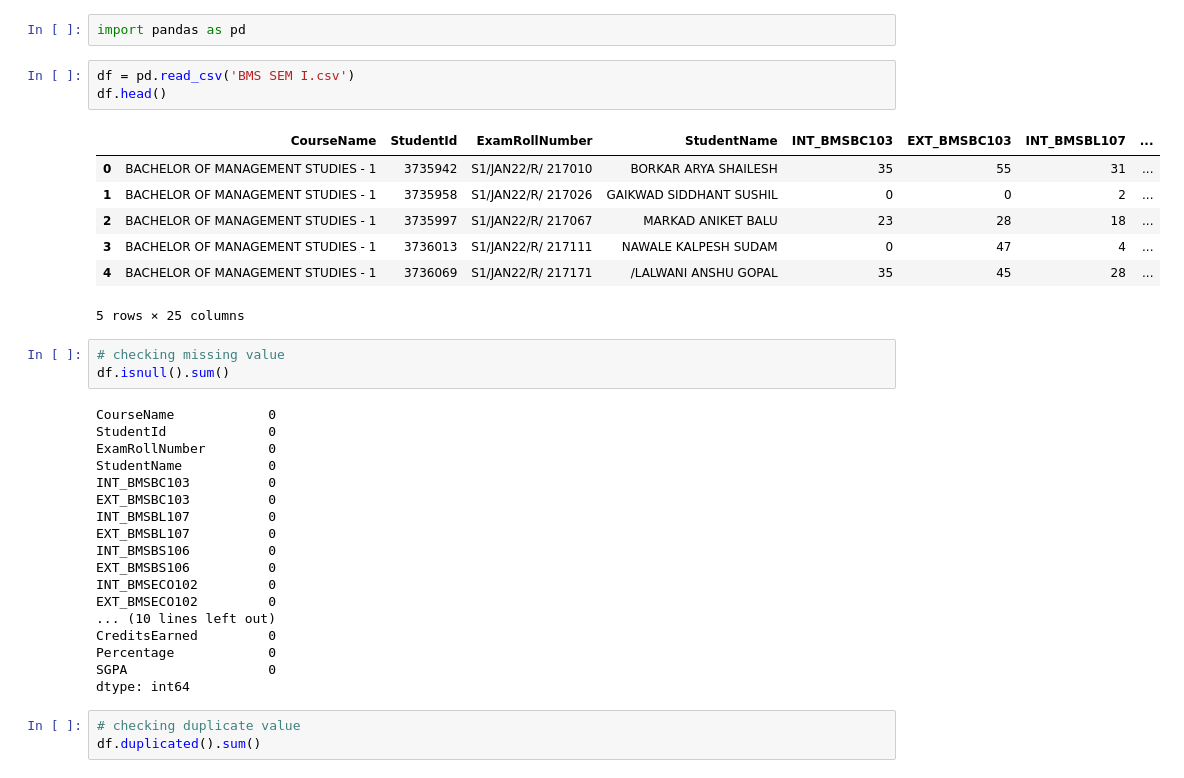
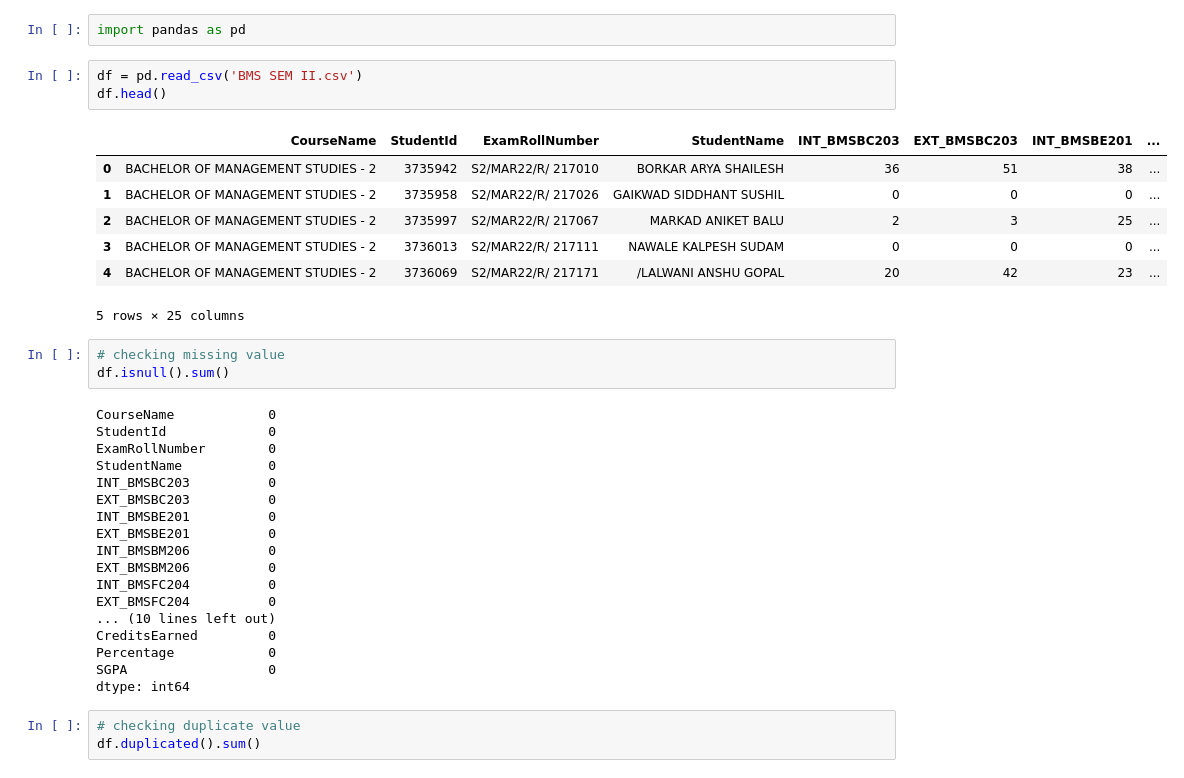
Before and after one commit to Vivek02Sharma/Student-Performance-Analysis-and-Prediction, a Jupyter notebook: notebooks/02_data_preprocessing.ipynb, the cells around one changed output. Saved outputs shown, nothing was run; the diff lists cells and outputs as text.

```diff
--- a/notebooks/02_data_preprocessing.ipynb
+++ b/notebooks/02_data_preprocessing.ipynb
@@ -1,15 +1,15 @@
 # %%
 import pandas as pd
 # %%
-df = pd.read_csv('BMS SEM I.csv')
+df = pd.read_csv('BMS SEM II.csv')
 df.head()
 # %% [output]
-|  | CourseName | StudentId | ExamRollNumber | StudentName | INT_BMSBC103 | EXT_BMSBC103 | INT_BMSBL107 | ... |
-| 0 | BACHELOR OF MANAGEMENT STUDIES - 1 | 3735942 | S1/JAN22/R/ 217010 | BORKAR ARYA SHAILESH | 35 | 55 | 31 | ... |
-| 1 | BACHELOR OF MANAGEMENT STUDIES - 1 | 3735958 | S1/JAN22/R/ 217026 | GAIKWAD SIDDHANT SUSHIL | 0 | 0 | 2 | ... |
-| 2 | BACHELOR OF MANAGEMENT STUDIES - 1 | 3735997 | S1/JAN22/R/ 217067 | MARKAD ANIKET BALU | 23 | 28 | 18 | ... |
-| 3 | BACHELOR OF MANAGEMENT STUDIES - 1 | 3736013 | S1/JAN22/R/ 217111 | NAWALE KALPESH SUDAM | 0 | 47 | 4 | ... |
-| 4 | BACHELOR OF MANAGEMENT STUDIES - 1 | 3736069 | S1/JAN22/R/ 217171 | /LALWANI ANSHU GOPAL | 35 | 45 | 28 | ... |
+|  | CourseName | StudentId | ExamRollNumber | StudentName | INT_BMSBC203 | EXT_BMSBC203 | INT_BMSBE201 | ... |
+| 0 | BACHELOR OF MANAGEMENT STUDIES - 2 | 3735942 | S2/MAR22/R/ 217010 | BORKAR ARYA SHAILESH | 36 | 51 | 38 | ... |
+| 1 | BACHELOR OF MANAGEMENT STUDIES - 2 | 3735958 | S2/MAR22/R/ 217026 | GAIKWAD SIDDHANT SUSHIL | 0 | 0 | 0 | ... |
+| 2 | BACHELOR OF MANAGEMENT STUDIES - 2 | 3735997 | S2/MAR22/R/ 217067 | MARKAD ANIKET BALU | 2 | 3 | 25 | ... |
+| 3 | BACHELOR OF MANAGEMENT STUDIES - 2 | 3736013 | S2/MAR22/R/ 217111 | NAWALE KALPESH SUDAM | 0 | 0 | 0 | ... |
+| 4 | BACHELOR OF MANAGEMENT STUDIES - 2 | 3736069 | S2/MAR22/R/ 217171 | /LALWANI ANSHU GOPAL | 20 | 42 | 23 | ... |
 5 rows × 25 columns
 # %%
 # checking missing value
@@ -19,14 +19,14 @@ CourseName            0
 StudentId             0
 ExamRollNumber        0
 StudentName           0
-INT_BMSBC103          0
-EXT_BMSBC103          0
-INT_BMSBL107          0
-EXT_BMSBL107          0
-INT_BMSBS106          0
-EXT_BMSBS106          0
-INT_BMSECO102         0
-EXT_BMSECO102         0
+INT_BMSBC203          0
+EXT_BMSBC203          0
+INT_BMSBE201          0
+EXT_BMSBE201          0
+INT_BMSBM206          0
+EXT_BMSBM206          0
+INT_BMSFC204          0
+EXT_BMSFC204          0
 ... (10 lines left out)
 CreditsEarned         0
 Percentage            0
```
Also changed, not shown: parts of 4 cells of this notebook, 17 other files.
